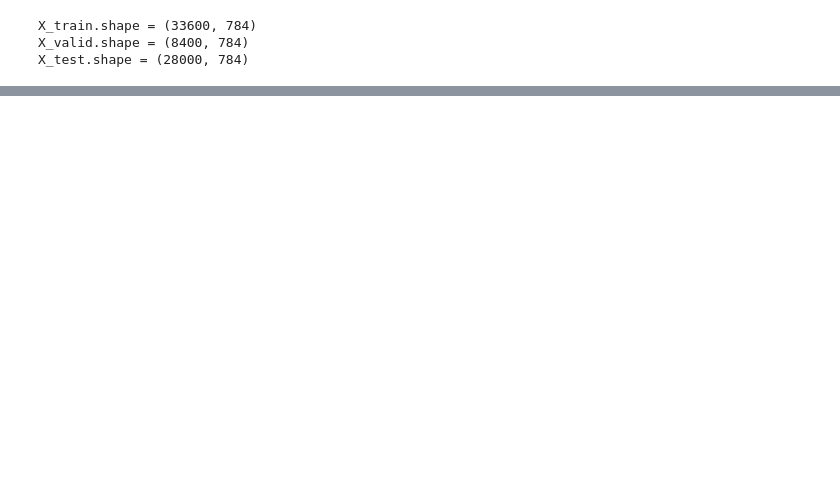
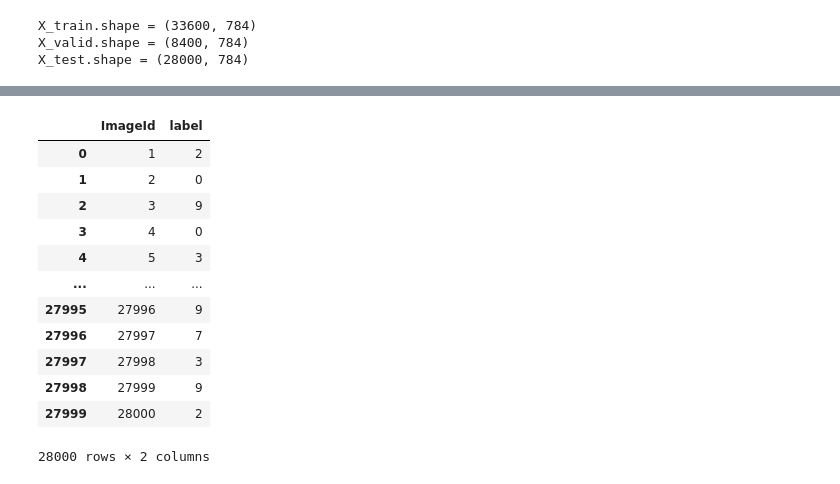
Before and after one commit to CantorInfinity/mnist, a Jupyter notebook: Untitled1.ipynb, the cells around one changed output, grey strips where cells are left out. Drawn from its saved outputs; the diff is of its cells as text; code cells hidden in the pictures; blank space fills up the shorter version.

```diff
--- a/Untitled1.ipynb
+++ b/Untitled1.ipynb
@@ -79,3 +79,34 @@ print('X_test.shape =', X_test.shape)
 X_train.shape = (33600, 784)
 X_valid.shape = (8400, 784)
 X_test.shape = (28000, 784)
+# %%
+model = tf.keras.Sequential([
+        tf.keras.layers.Reshape(input_shape=(784,), target_shape=(28, 28, 1)),
+
+        tf.keras.layers.Conv2D(32, (3,3), activation='relu'),
+        tf.keras.layers.BatchNormalization(axis=-1),
+
+        tf.keras.layers.Conv2D(32, (3,3), activation='relu'),
+        tf.keras.layers.MaxPooling2D(),
+        tf.keras.layers.BatchNormalization(axis=-1),
+
+        tf.keras.layers.Conv2D(64, (3,3), activation='relu'),
+        tf.keras.layers.BatchNormalization(axis=-1),
+
+        tf.keras.layers.Conv2D(64, (3,3), activation='relu'),
+        tf.keras.layers.MaxPooling2D(),
+
+        tf.keras.layers.Flatten(),
+        tf.keras.layers.BatchNormalization(),
+
+        tf.keras.layers.Dense(512, activation='relu'),
+        tf.keras.layers.BatchNormalization(),
+
+        tf.keras.layers.Dense(10, activation='softmax')
+])
+# %%
+model.compile(optimizer='adam',
+              loss=tf.keras.losses.SparseCategoricalCrossentropy(from_logits=True),
+              metrics=['accuracy'])
+
+model.summary()
@@ -81,0 +131,4 @@ X_test.shape = (28000, 784)
+# %%
+%%time
+
+model.fit(X_train, y_train, batch_size=128, epochs=2, validation_data=(X_valid, y_valid))
@@ -81,0 +151,24 @@ X_test.shape = (28000, 784)
+# %%
+predictions = model.predict(X_test)
+y_pred = np.argmax(predictions, axis=-1)
+
+submission_df = pd.DataFrame(data={
+    'ImageId': np.arange(1, len(full_test_df) + 1),
+    TARGET: y_pred
+})
+submission_df.to_csv('output.csv', index=False)
+submission_df
+# %% [output]
+|  | ImageId | label |
+| 0 | 1 | 2 |
+| 1 | 2 | 0 |
+| 2 | 3 | 9 |
+| 3 | 4 | 0 |
+| 4 | 5 | 3 |
+| ... | ... | ... |
+| 27995 | 27996 | 9 |
+| 27996 | 27997 | 7 |
+| 27997 | 27998 | 3 |
+| 27998 | 27999 | 9 |
+| 27999 | 28000 | 2 |
+28000 rows × 2 columns
```
Also changed, not shown: parts of 11 cells of this notebook.
